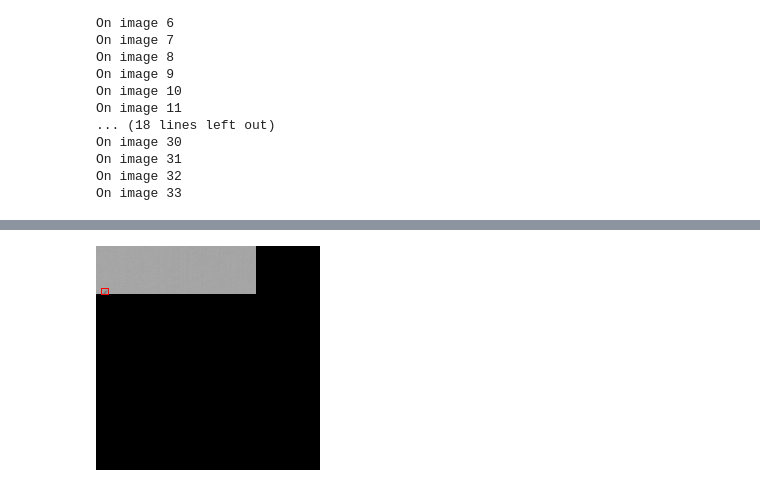
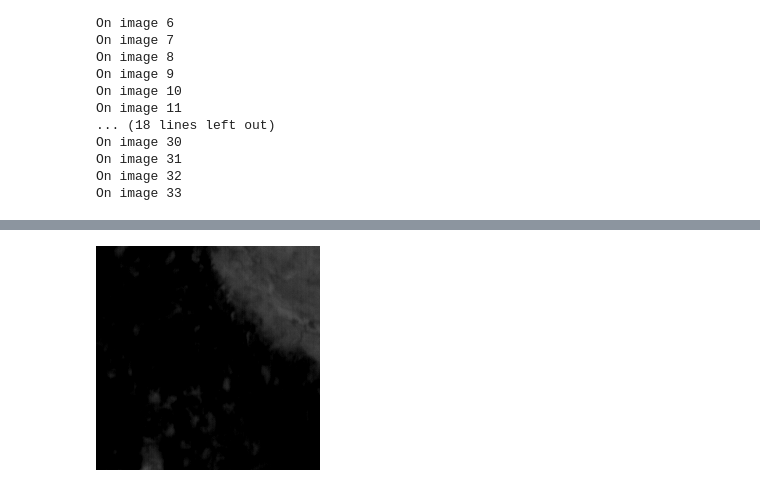
Before and after one commit to emiliolr/counting-cranes, a Jupyter notebook: miscellaneous/tests.ipynb, the cells around one changed output, grey strips where cells are left out. Drawn from its saved outputs; the diff is of its cells as text; code cells hidden in the pictures.

Commit message:
Re-factored image tiling and integrated w/BirdDataset

```diff
--- a/miscellaneous/tests.ipynb
+++ b/miscellaneous/tests.ipynb
@@ -51,7 +51,7 @@ FLIR2_20210321_201851_358_2510.TIF contains 4292 birds in total
 ## Testing the `BirdDataset` object
 # %%
 #Putting the dataset in a DataLoader (BEFORE tiling is implemented... behavior will change after tiling!)
-bird_dataset = BirdDataset(root_dir = DATA_FP, transforms = get_transforms())
+bird_dataset = BirdDataset(root_dir = DATA_FP, transforms = get_transforms(), tiling_method = 'random')
 dataloader = DataLoader(bird_dataset, batch_size = 1, shuffle = True, collate_fn = collate_w_tiles)
 
 #Pulling a batch out of the iterator
@@ -122,9 +123,10 @@ import albumentations as A
 from albumentations.pytorch import ToTensorV2
 # %%
 #Taken from way above...
-img_fp = os.path.join(DATA_FP, 'images/FLIR2_20210321_201851_358_2510.TIF')
-annot_fp = os.path.join(DATA_FP, 'annotations/FLIR2_20210321_201851_358_2510.xml')
+img_fp = os.path.join(DATA_FP, 'images/FLIR2_20210321_225958_453_7161.TIF')
+annot_fp = os.path.join(DATA_FP, 'annotations/FLIR2_20210321_225958_453_7161.xml')
 
 image = Image.open(img_fp).convert('RGB')
 bboxes = get_bboxes(annot_fp)
 labels = np.ones((len(bboxes), ))
+image
@@ -214,13 +268,13 @@ tiles, targets = tiling_w_o_overlap(image, bboxes, labels)
 # %%
 #Inspecting images
-index = 23
+index = 0
 img = np.moveaxis(tiles[index].numpy(), 0, -1) * 255
 bb = targets[index]['boxes']
 
 pil_img = Image.fromarray(img.astype(np.uint8))
 draw = ImageDraw.Draw(pil_img)
 for b in bb:
     draw.rectangle(b, outline = 'red', width = 1)
 pil_img
 # %% [output]
-[figure, old version]
+[figure, new version]
```
Also changed, not shown: parts of 7 cells of this notebook, 2 other files.
